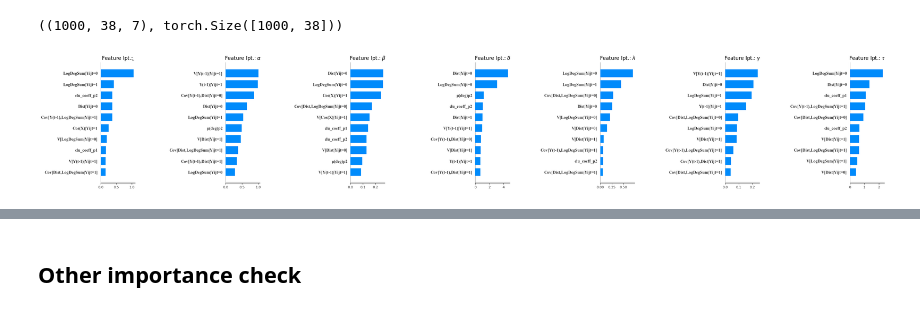
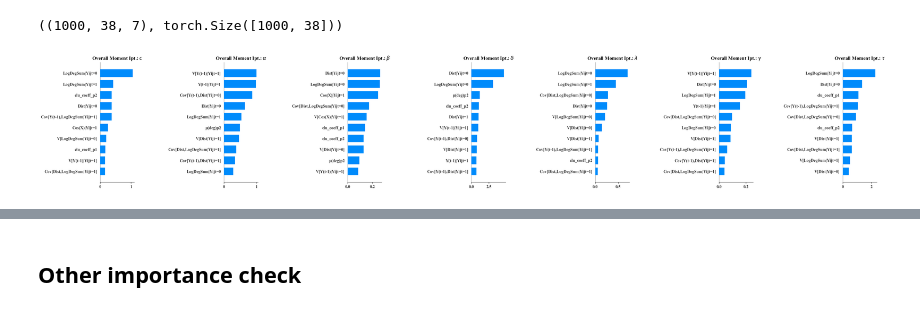
Before and after one commit to ZaccWu/NetworkNNE, a Jupyter notebook: _code_check.ipynb, the cells around one changed output, grey strips where cells are left out. Saved outputs shown, nothing was run; the diff lists cells and outputs as text; code cells hidden in the pictures.

```diff
--- a/_code_check.ipynb
+++ b/_code_check.ipynb
@@ -229,31 +229,31 @@ eval_x_df = pd.DataFrame(eval_x, columns=feature_names)
 # %%
 fig, axes = plt.subplots(1, 7, figsize=(28, 5), constrained_layout=True)
 titles = [
-    r'Feature Ipt.: ${\c}$',
-    r'Feature Ipt.: ${\alpha}$',
-    r'Feature Ipt.: ${\beta}$',
-    r'Feature Ipt.: ${\delta}$',
-    r'Feature Ipt.: ${\lambda}$',
-    r'Feature Ipt.: ${\gamma}$',
-    r'Feature Ipt.: ${\tau}$'
+    r'Overall Moment Ipt.: ${c}$',
+    r'Overall Moment Ipt.: ${\alpha}$',
+    r'Overall Moment Ipt.: ${\beta}$',
+    r'Overall Moment Ipt.: ${\delta}$',
+    r'Overall Moment Ipt.: ${\lambda}$',
+    r'Overall Moment Ipt.: ${\gamma}$',
+    r'Overall Moment Ipt.: ${\tau}$'
 ]
 for i, ax in enumerate(axes):
     plt.sca(ax)  # 明确当前子图
     shap.summary_plot(
         shap_values[:, :, i],
         eval_x_df,
         plot_type="bar",
         show=False,
         plot_size=None,   # 很关键：不要让 SHAP 自己改图大小
         max_display=10    # 可选：减少标签数量，避免拥挤
     )
     ax.set_title(titles[i], fontname="Times New Roman", fontweight="bold", fontsize=12)
     ax.set_xlabel("")
 
     for lab in ax.get_xticklabels() + ax.get_yticklabels():
         lab.set_fontname("Times New Roman")
         lab.set_fontweight("bold")
         lab.set_fontsize(10)
 plt.show()
 # %% [output]
-[figure, old version]
+[figure, new version]
```
Also changed, not shown: parts of 8 cells of this notebook.
